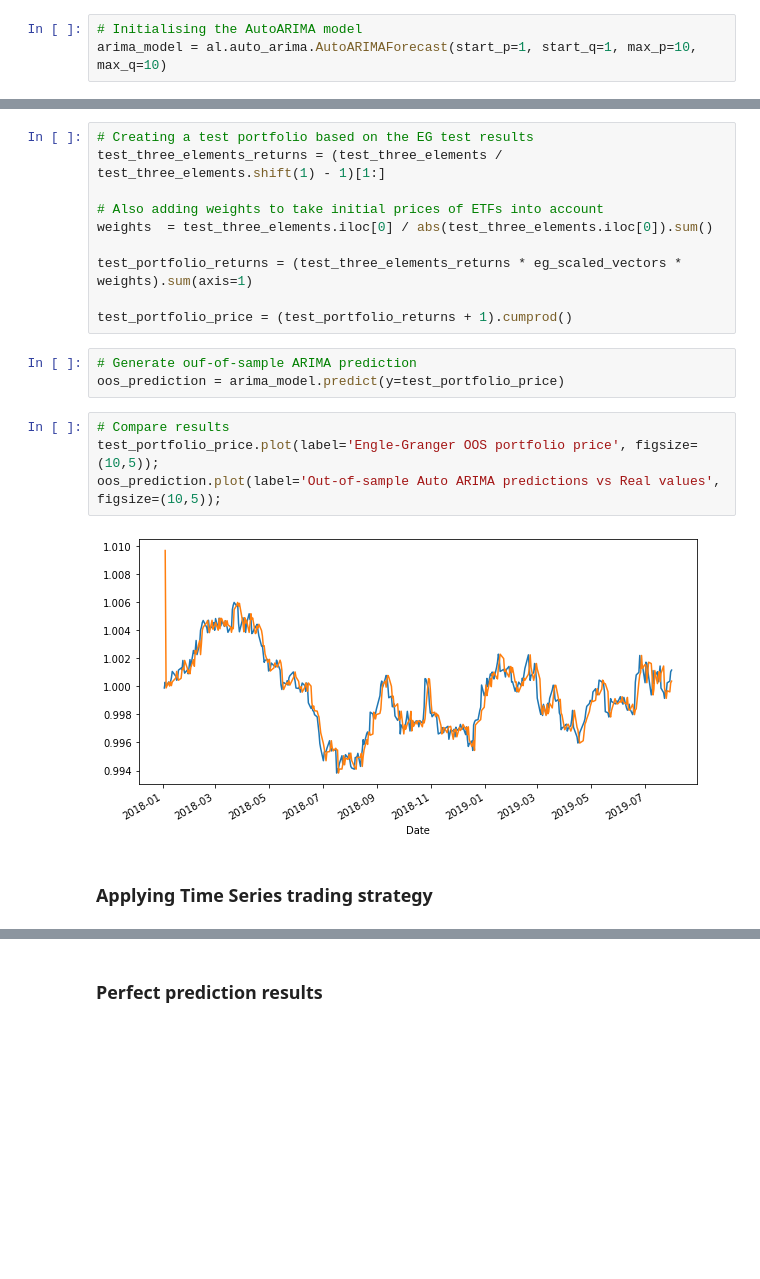
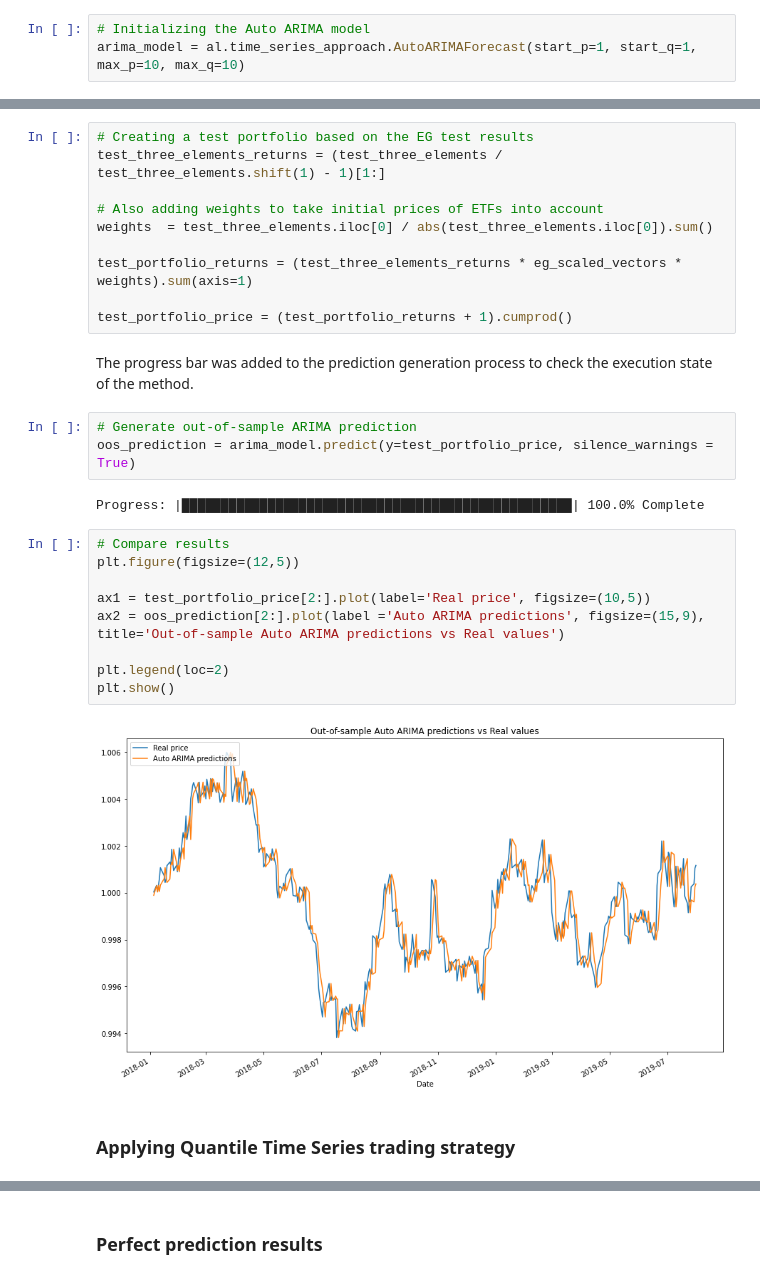
Before and after one commit to hudson-and-thames/arbitrage_research, a Jupyter notebook: Other Approaches/quantile_time_series.ipynb, the cells around one changed output, grey strips where cells are left out. Drawn from its saved outputs; the diff is of its cells as text; blank space fills up the shorter version.

Commit message:
Fixes for Quantile Time Series Notebook

```diff
--- a/Other Approaches/quantile_time_series.ipynb
+++ b/Other Approaches/quantile_time_series.ipynb
@@ -163,6 +162,6 @@ eg_portfolio_price.plot(title='Engle-Granger portfolio price', figsize=(10,5));
 # %% [markdown]
 ### Fit Auto ARIMA model
 # %%
-# Initialising the AutoARIMA model
-arima_model = al.auto_arima.AutoARIMAForecast(start_p=1, start_q=1, max_p=10, max_q=10)
+# Initializing the Auto ARIMA model
+arima_model = al.time_series_approach.AutoARIMAForecast(start_p=1, start_q=1, max_p=10, max_q=10)
 # %%
@@ -208,15 +224,24 @@ weights  = test_three_elements.iloc[0] / abs(test_three_elements.iloc[0]).sum()
 test_portfolio_returns = (test_three_elements_returns * eg_scaled_vectors * weights).sum(axis=1)
 
 test_portfolio_price = (test_portfolio_returns + 1).cumprod()
+# %% [markdown]
+The progress bar was added to the prediction generation process to check the execution state of the method.
 # %%
-# Generate ouf-of-sample ARIMA prediction
-oos_prediction = arima_model.predict(y=test_portfolio_price)
+# Generate out-of-sample ARIMA prediction
+oos_prediction = arima_model.predict(y=test_portfolio_price, silence_warnings = True)
+# %% [output]
+Progress: |██████████████████████████████████████████████████| 100.0% Complete
 # %%
 # Compare results
-test_portfolio_price.plot(label='Engle-Granger OOS portfolio price', figsize=(10,5));
-oos_prediction.plot(label='Out-of-sample Auto ARIMA predictions vs Real values', figsize=(10,5));
+plt.figure(figsize=(12,5))
+
+ax1 = test_portfolio_price[2:].plot(label='Real price', figsize=(10,5))
+ax2 = oos_prediction[2:].plot(label ='Auto ARIMA predictions', figsize=(15,9), title='Out-of-sample Auto ARIMA predictions vs Real values')
+
+plt.legend(loc=2)
+plt.show()
 # %% [output]
-[figure, old version]
+[figure, new version]
 # %% [markdown]
-### Applying Time Series trading strategy
+### Applying Quantile Time Series trading strategy
 # %%
```
Also changed, not shown: parts of 22 cells of this notebook.
